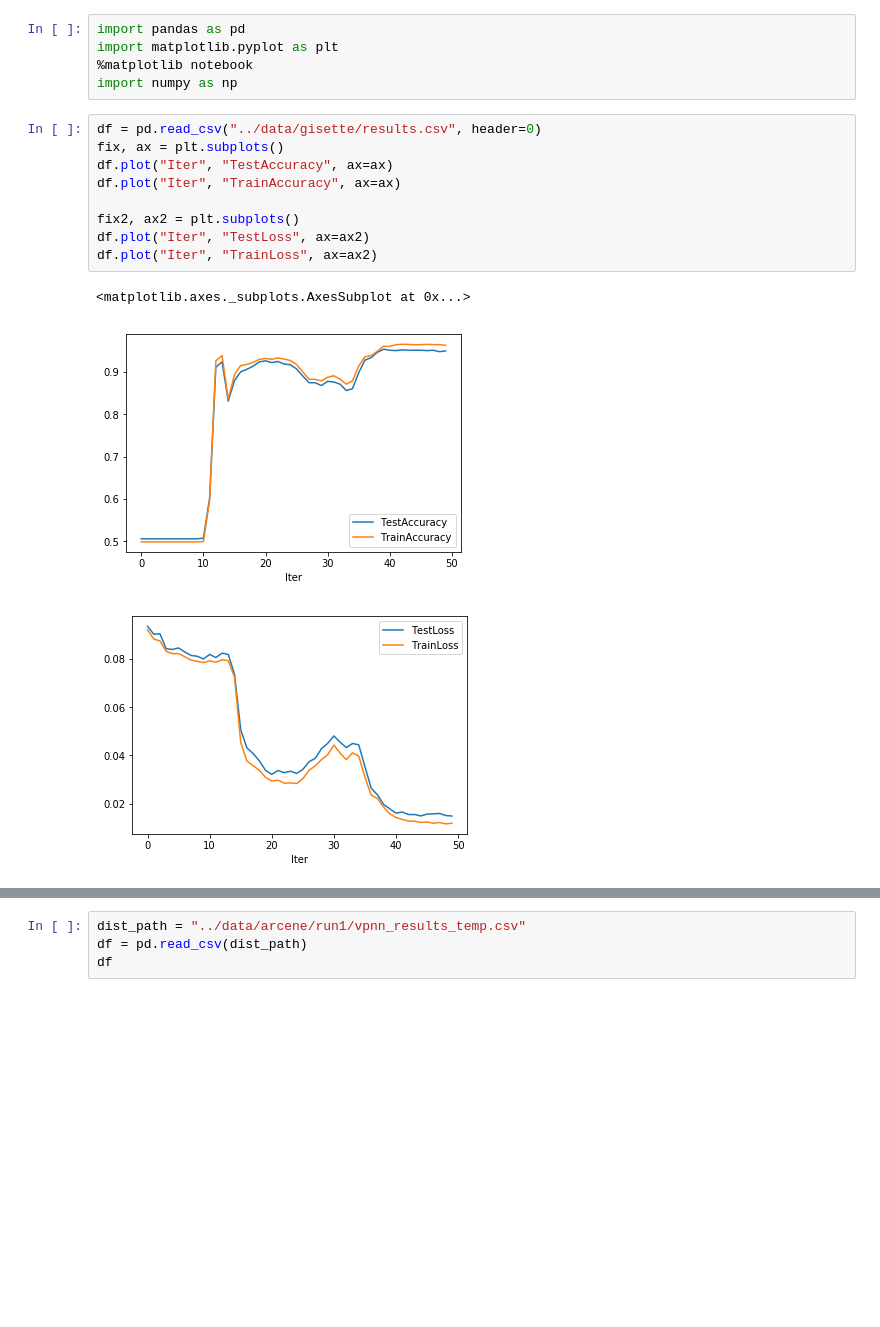
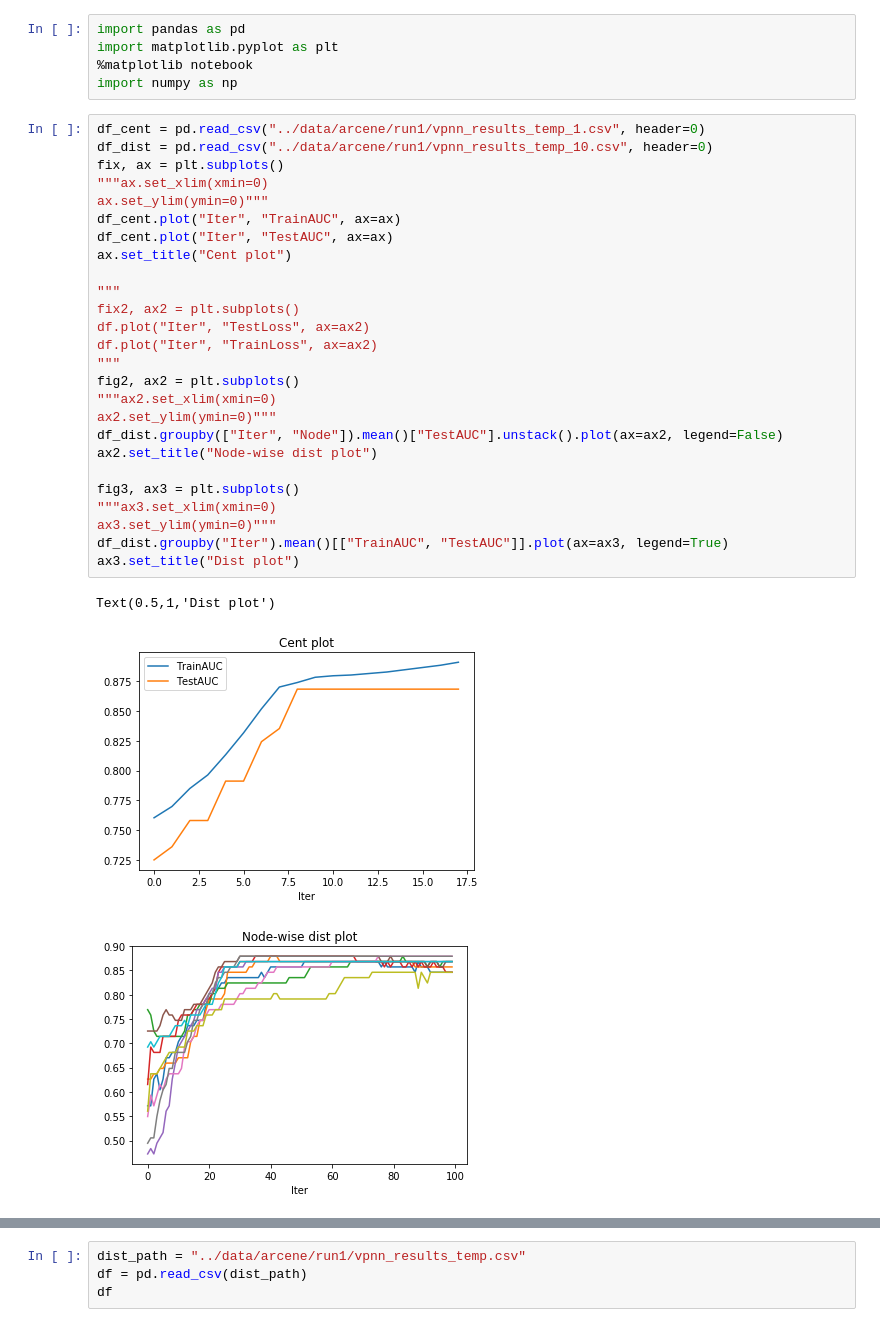
Before and after one commit to nitinnat/consensus-deep-learning, a Jupyter notebook: scripts/AnalyzeResults.ipynb, the cells around one changed output, grey strips where cells are left out. Saved outputs shown, nothing was run; the diff lists cells and outputs as text; blank space fills up the shorter version.

Commit message:
added convergence code. Added DataProcessor.py to process data from command line

```diff
--- a/scripts/AnalyzeResults.ipynb
+++ b/scripts/AnalyzeResults.ipynb
@@ -3,16 +3,33 @@ import pandas as pd
 import matplotlib.pyplot as plt
 %matplotlib notebook
 import numpy as np
-# %%
-df = pd.read_csv("../data/gisette/results.csv", header=0)
-fix, ax = plt.subplots()
-df.plot("Iter", "TestAccuracy", ax=ax)
-df.plot("Iter", "TrainAccuracy", ax=ax)
-
-fix2, ax2 = plt.subplots()
-df.plot("Iter", "TestLoss", ax=ax2)
-df.plot("Iter", "TrainLoss", ax=ax2)
-# %% [output]
-<matplotlib.axes._subplots.AxesSubplot at 0x...>
-[figure, removed]
-[figure, removed]
+# %%
+df_cent = pd.read_csv("../data/arcene/run1/vpnn_results_temp_1.csv", header=0)
+df_dist = pd.read_csv("../data/arcene/run1/vpnn_results_temp_10.csv", header=0)
+fix, ax = plt.subplots()
+"""ax.set_xlim(xmin=0)
+ax.set_ylim(ymin=0)"""
+df_cent.plot("Iter", "TrainAUC", ax=ax)
+df_cent.plot("Iter", "TestAUC", ax=ax)
+ax.set_title("Cent plot")
+
+"""
+fix2, ax2 = plt.subplots()
+df.plot("Iter", "TestLoss", ax=ax2)
+df.plot("Iter", "TrainLoss", ax=ax2)
+"""
+fig2, ax2 = plt.subplots()
+"""ax2.set_xlim(xmin=0)
+ax2.set_ylim(ymin=0)"""
+df_dist.groupby(["Iter", "Node"]).mean()["TestAUC"].unstack().plot(ax=ax2, legend=False)
+ax2.set_title("Node-wise dist plot")
+
+fig3, ax3 = plt.subplots()
+"""ax3.set_xlim(xmin=0)
+ax3.set_ylim(ymin=0)"""
+df_dist.groupby("Iter").mean()[["TrainAUC", "TestAUC"]].plot(ax=ax3, legend=True)
+ax3.set_title("Dist plot")
+# %% [output]
+Text(0.5,1,'Dist plot')
+[figure, added]
+[figure, added]
```
Also changed, not shown: parts of 3 cells of this notebook, 7 other files.
